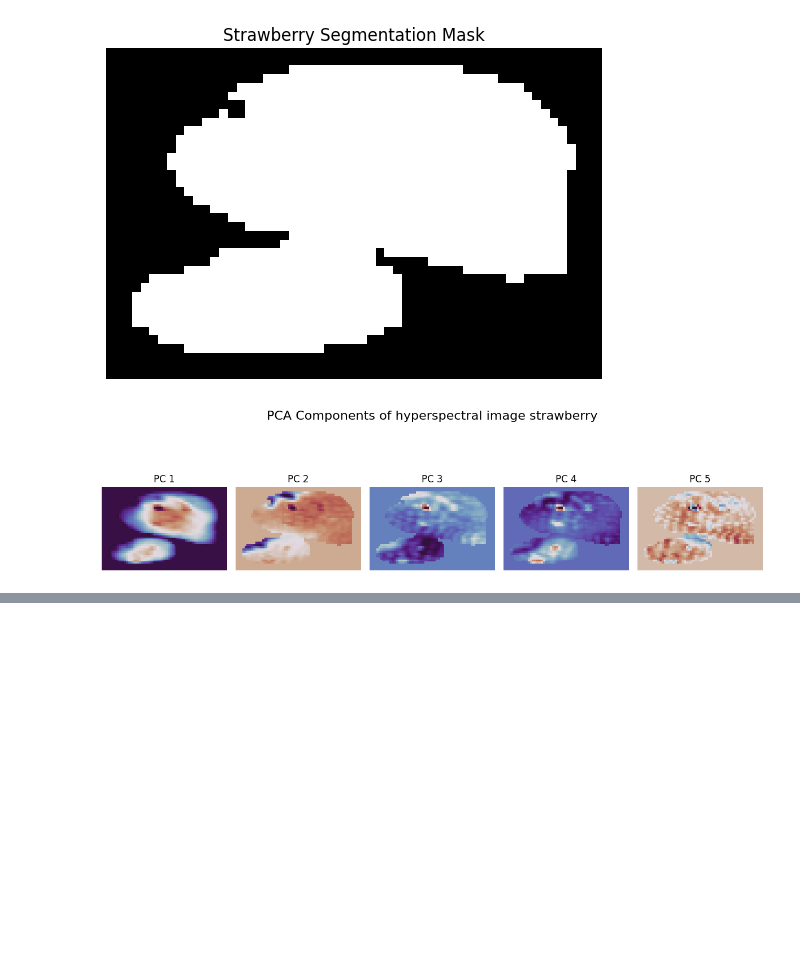
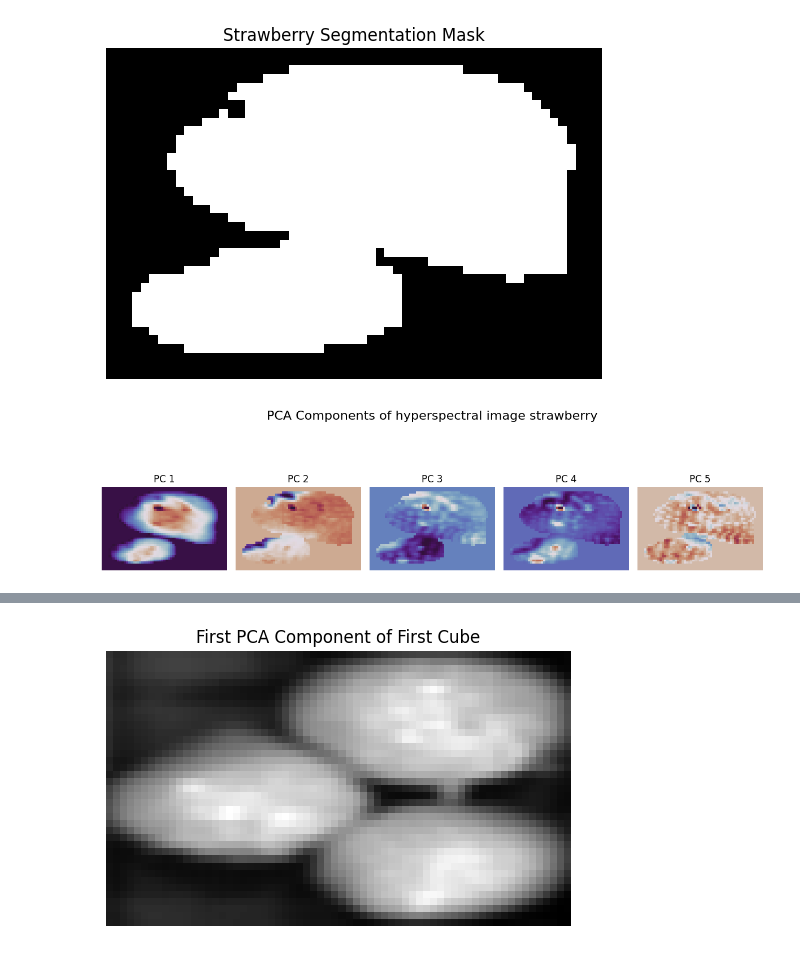
Before and after one commit to Hezengin/HSI-Sortingsystem, a Jupyter notebook: hsi_data_analysis.ipynb, the cells around one changed output, grey strips where cells are left out. Drawn from its saved outputs; the diff is of its cells as text; code cells hidden in the pictures; blank space fills up the shorter version.

```diff
--- a/hsi_data_analysis.ipynb
+++ b/hsi_data_analysis.ipynb
@@ -666,0 +949,68 @@ for i in range(3):  # R, G, B channels
+# %%
+import os
+import numpy as np
+from sklearn.preprocessing import StandardScaler
+from sklearn.decomposition import PCA
+from sklearn.model_selection import train_test_split
+import matplotlib.pyplot as plt
+
+# 1. Find all .npz files
+npz_files = [f for f in os.listdir('.') if f.endswith('.npz')]
+
+X = []
+images = []
+y = []
+
+for npz_file in npz_files:
+    data = np.load(npz_file)
+    cube = data['cube']
+    label = int(data['label'])  # Ensure it's an int
+
+    # 2. Reshape the cube from (H, Bands, W) -> (H*W, Bands)
+    h, bands, w = cube.shape
+    reshaped = cube.transpose(1, 0, 2).reshape(bands, -1).T  # shape: (H*W, Bands)
+    reshaped = reshaped.astype(np.float64)
+
+    # 3. Normalize the data
+    scaler = StandardScaler()
+    normalized = scaler.fit_transform(reshaped)
+
+    # 4. Apply PCA
+    pca = PCA(n_components=5)
+    pca_x = pca.fit_transform(normalized)  # shape: (H*W, 5)
+
+    # 5. Reshape PCA output back to (H, W, 5)
+    pca_image = pca_x.T.reshape(5, h, w).transpose(1, 2, 0)  # shape: (H, W, 5)
+
+    # 6. Get the mean
+    cube_vector = pca_image.mean(axis=(0, 1))  # shape: (5,)
+    print(f"Mean PCA vector for {npz_file}: {cube_vector}")
+
+    # 6. Store result
+    X.append(cube_vector)
+    images.append(pca_image)
+    y.append(label)
+
+    print(f"{npz_file}: PCA image shape = {pca_image.shape}, label = {label}")
+
+# 7. Convert to arrays
+X = np.array(X, dtype=object)  # Each item is (H, W, 5)
+y = np.array(y)
+
+# 8. Split into train/test
+X_train, X_test, y_train, y_test = train_test_split(
+    X, y, test_size=0.2, stratify=y, random_state=42
+)
+
+print(f"\nTrain size: {len(X_train)} | Test size: {len(X_test)}")
+
+# 9. Visualize first PCA component of the first cube
+example = images[0]  # shape: (H, W, 5)
+pc1 = example[:, :, 0]  # first principal component as image
+
+plt.figure(figsize=(6, 6))
+plt.imshow(pc1, cmap='gray')
+plt.title("First PCA Component of First Cube")
+plt.axis('off')
+plt.show()
+# %% [output]
@@ -666,0 +1034 @@ for i in range(3):  # R, G, B channels
+[figure, added]
```
Also changed, not shown: parts of 10 cells of this notebook, 1 other file.
